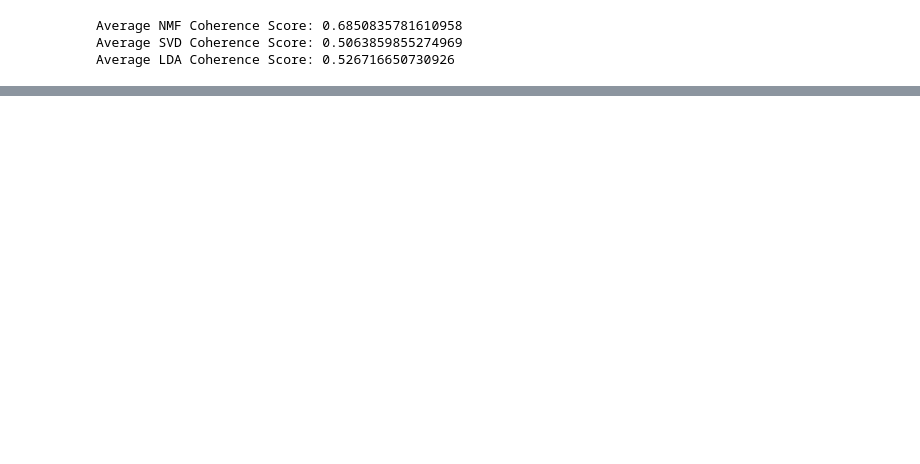
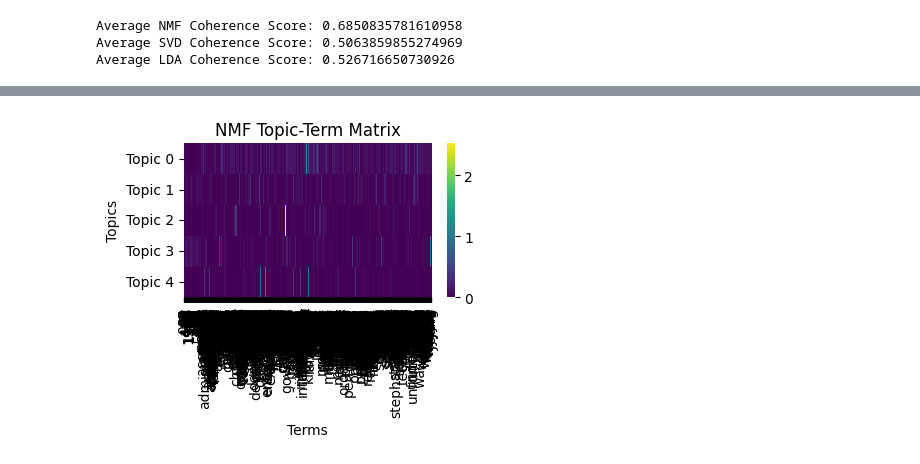
Before and after one commit to ganeshmukhiya/Modified-Topic-Modeling-NMF, a Jupyter notebook: cross_validation.ipynb, the cells around one changed output, grey strips where cells are left out. Cells and saved outputs as stored; diff of their text form; code cells hidden in the pictures; blank space fills up the shorter version.

```diff
--- a/cross_validation.ipynb
+++ b/cross_validation.ipynb
@@ -82,0 +97,14 @@ Average LDA Coherence Score: 0.526716650730926
+# %%
+#Visualize Topic Distributions:
+
+import seaborn as sns
+
+# Example heatmap
+plt.figure(figsize=(4, 2))
+sns.heatmap(np.array(H), cmap='viridis', xticklabels=feature_names, yticklabels=[f'Topic {i}' for i in range(n_topics)])
+plt.title('NMF Topic-Term Matrix')
+plt.xlabel('Terms')
+plt.ylabel('Topics')
+plt.show()
+# %% [output]
+[figure, added]
```
Also changed, not shown: parts of 3 cells of this notebook.
